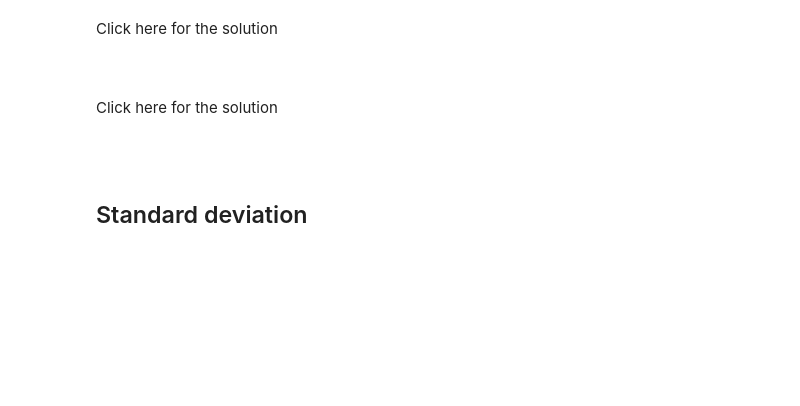
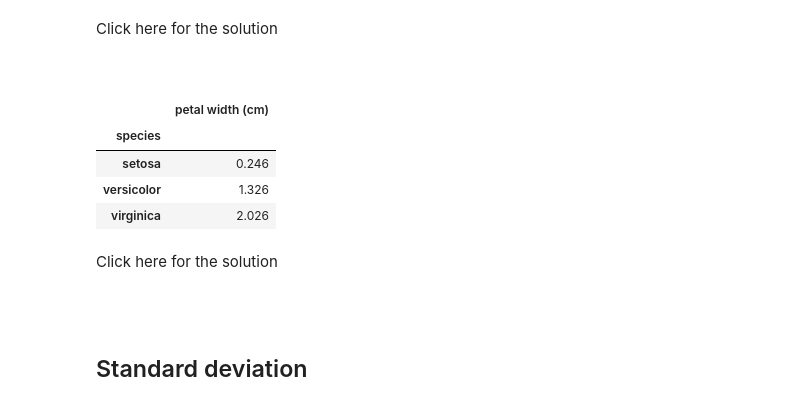
Before and after one commit to Burtannia/multiverse, a Jupyter notebook: src/module-8/Statistics in python.ipynb, the cells around one changed output. Saved outputs shown, nothing was run; the diff lists cells and outputs as text; code cells hidden in the pictures; blank space fills up the shorter version.

```diff
--- a/src/module-8/Statistics in python.ipynb
+++ b/src/module-8/Statistics in python.ipynb
@@ -84,7 +100,14 @@ iris_df.groupby('species').median()[['petal width (cm)']]
 # %%
 #5: Calculate the mean petal width for each species of iris
 
 #A:
+iris_df.groupby("species").mean()[["petal width (cm)"]]
+# %% [output]
+|  | petal width (cm) |
+| species |  |
+| setosa | 0.246 |
+| versicolor | 1.326 |
+| virginica | 2.026 |
 # %% [markdown]
 Click here for the solution
 
```
Also changed, not shown: parts of 22 cells of this notebook, 4 other files.
